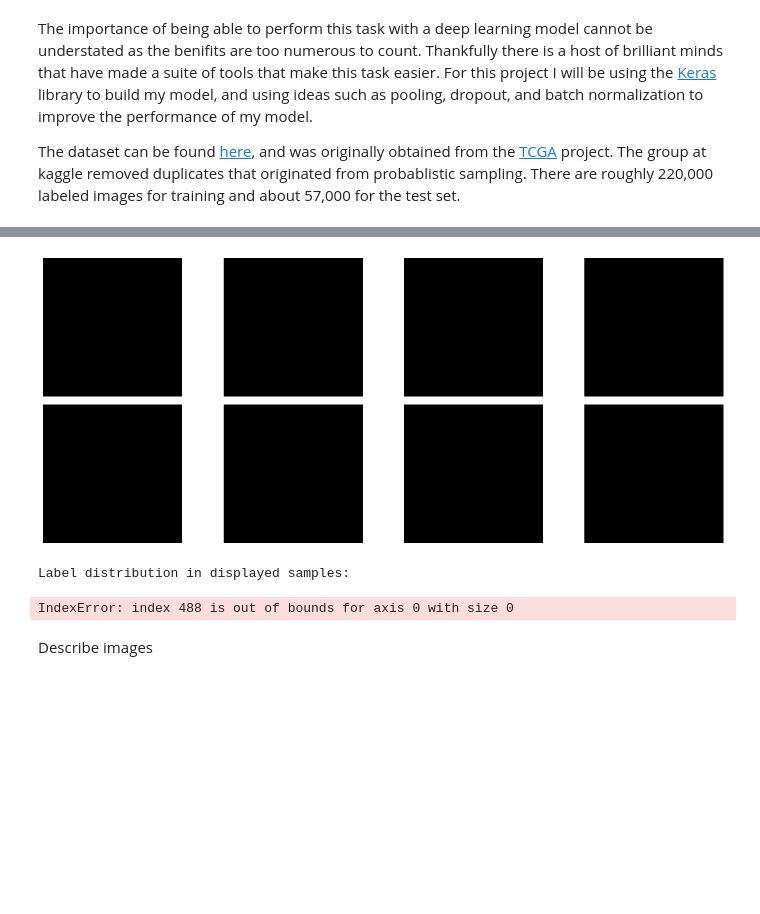
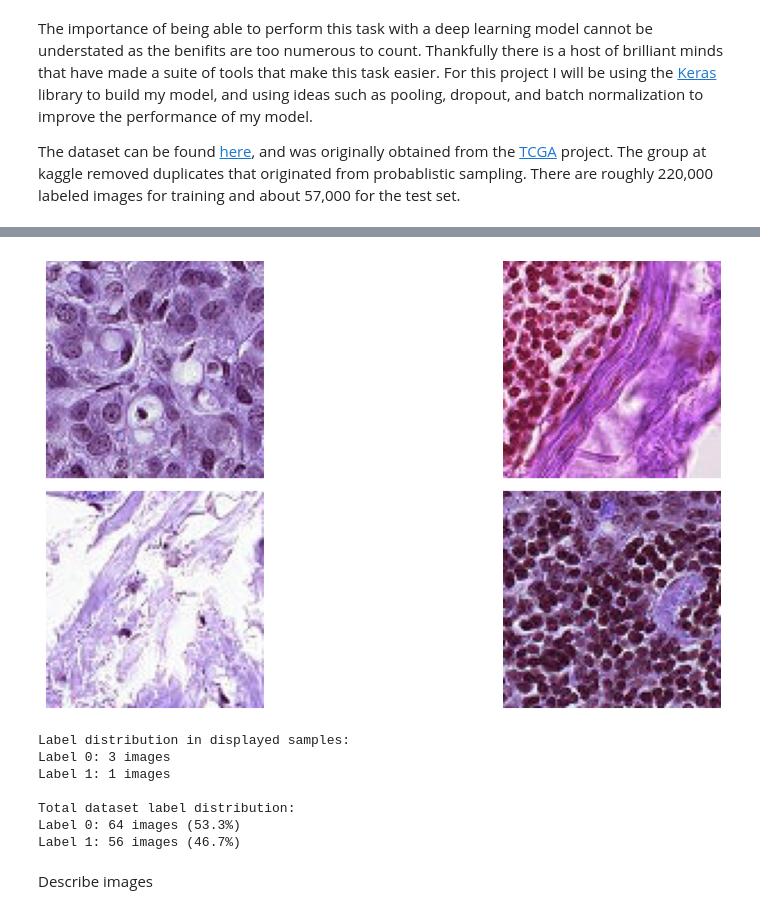
Before and after one commit to IsomorphicAlgo/Histopathologic-Cancer-Detection-Deep-Model, a Jupyter notebook: Histopathologic Cancer Detection Deep Model.ipynb, the cells around one changed output, grey strips where cells are left out. Cells and saved outputs as stored; diff of their text form; code cells hidden in the pictures; blank space fills up the shorter version.

```diff
--- a/Histopathologic Cancer Detection Deep Model.ipynb
+++ b/Histopathologic Cancer Detection Deep Model.ipynb
@@ -66,3 +98,6 @@ df_data.head()
+# %%
+def process_image(path):
+    return cv2.imread(path)
 # %%
 def load_data(N,data_frame):
     """ This functions loads N images using the data df
@@ -71,14 +106,24 @@ def load_data(N,data_frame):
     X = np.zeros([N,96,96,3],dtype=np.uint8)
     #convert the labels to a numpy array too
     y = np.squeeze(data_frame[['label']].to_numpy())[0:N]
-    #read images one by one, tdqm notebook displays a progress bar
-    for i, row in data_frame.iterrows():
-        if i == N:
-            break
-        X[i] = cv2.imread(row['path'])
 
-    return X,y
+    # set up multiprocessing
+    num_workers = multiprocessing.cpu_count()-2
+    # Create batches of paths to process
+    paths = data_frame['path'].iloc[:N].tolist()
+    # Use ThreadPoolExecutor for parallel image loading
+    with ThreadPoolExecutor(max_workers=num_workers) as executor:
+        # Process images in parallel
+        results = list(executor.map(process_image, paths))
+
+        # Store results in X array
+        for i, img in enumerate(results):
+            X[i] = img
+            if i % 10 == 0:  # Reduced frequency of progress updates
+                print(f"Processed {i}/{N} images")
+
+    return X, y
 # %%
 # Lod the pictures
-N_pics=10000
+N_pics=120
 X,y = load_data(N=N_pics,data_frame=df_data)
@@ -85,33 +143,38 @@ X,y = load_data(N=N_pics,data_frame=df_data)
 # %%
 # Display a few sample images with their labels
 plt.figure(figsize=(15,6))
-num_samples = 8
+num_samples = 4
 
 # Randomly select indices to display
 sample_indices = np.random.randint(0, len(X), num_samples)
 
 for plotNr, idx in enumerate(sample_indices):
     ax = plt.subplot(2, num_samples//2, plotNr+1)
     plt.imshow(X[idx])
     plt.axis('off')
 
 plt.tight_layout()
 plt.show()
 
 # Print distribution of labels in our sample
 print(f"\nLabel distribution in displayed samples:")
 unique, counts = np.unique(y[sample_indices], return_counts=True)
 for label, count in zip(unique, counts):
     print(f"Label {label}: {count} images")
 
 print(f"\nTotal dataset label distribution:")
 unique, counts = np.unique(y, return_counts=True)
 for label, count in zip(unique, counts):
     print(f"Label {label}: {count} images ({count/len(y)*100:.1f}%)")
 # %% [output]
-[figure, old version]
+[figure, new version]
 Label distribution in displayed samples:
+Label 0: 3 images
+Label 1: 1 images
+
+Total dataset label distribution:
+Label 0: 64 images (53.3%)
+Label 1: 56 images (46.7%)
-IndexError: index 488 is out of bounds for axis 0 with size 0
 # %% [markdown]
 Describe images
 # %%
```
Also changed, not shown: parts of 13 cells of this notebook, 3 other files.
